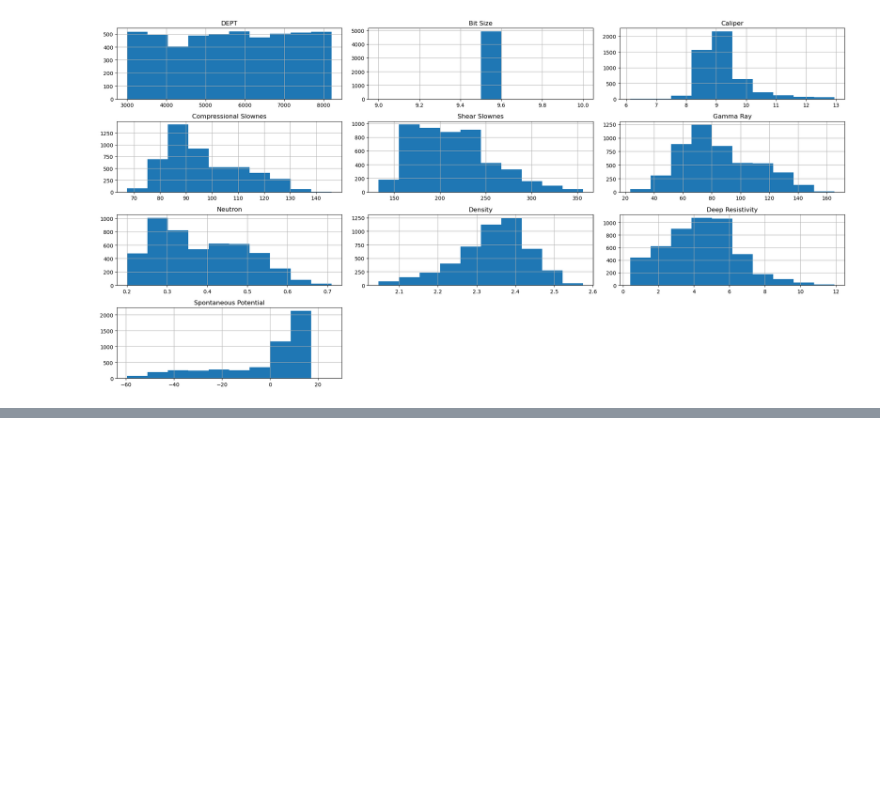
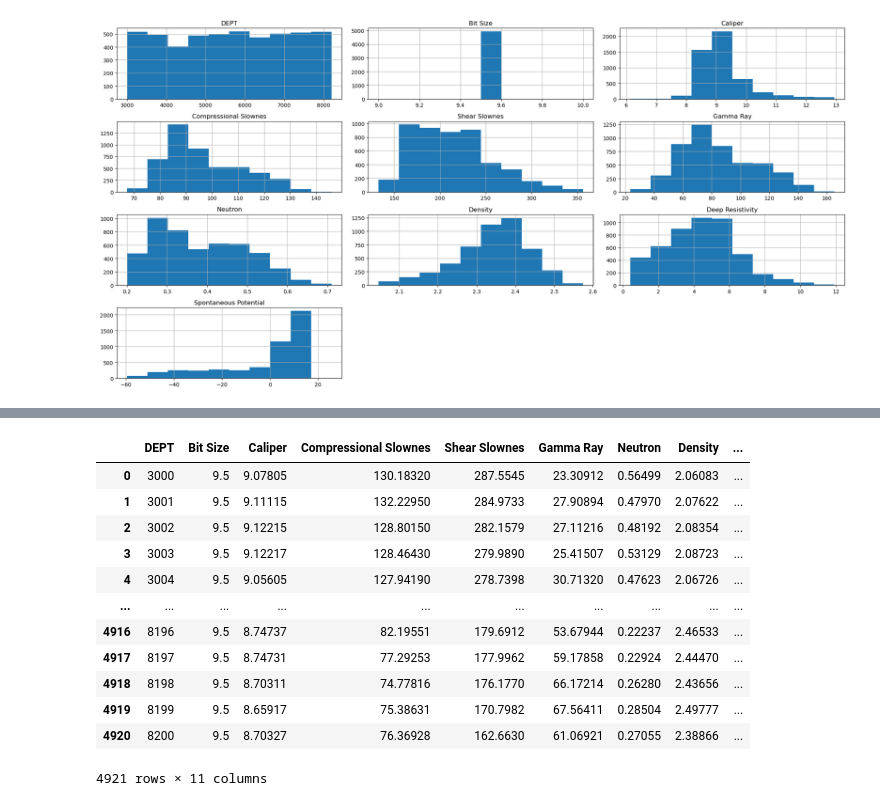
Before and after one commit to sfpoveda/seisinv, a Jupyter notebook: examples/Task 5/task5.ipynb, the cells around one changed output, grey strips where cells are left out. Saved outputs shown, nothing was run; the diff lists cells and outputs as text; code cells hidden in the pictures; blank space fills up the shorter version.

```diff
--- a/examples/Task 5/task5.ipynb
+++ b/examples/Task 5/task5.ipynb
@@ -19,0 +39,16 @@ plt.tight_layout()
+# %%
+df
+# %% [output]
+|  | DEPT | Bit Size | Caliper | Compressional Slownes | Shear Slownes | Gamma Ray | Neutron | Density | ... |
+| 0 | 3000 | 9.5 | 9.07805 | 130.18320 | 287.5545 | 23.30912 | 0.56499 | 2.06083 | ... |
+| 1 | 3001 | 9.5 | 9.11115 | 132.22950 | 284.9733 | 27.90894 | 0.47970 | 2.07622 | ... |
+| 2 | 3002 | 9.5 | 9.12215 | 128.80150 | 282.1579 | 27.11216 | 0.48192 | 2.08354 | ... |
+| 3 | 3003 | 9.5 | 9.12217 | 128.46430 | 279.9890 | 25.41507 | 0.53129 | 2.08723 | ... |
+| 4 | 3004 | 9.5 | 9.05605 | 127.94190 | 278.7398 | 30.71320 | 0.47623 | 2.06726 | ... |
+| ... | ... | ... | ... | ... | ... | ... | ... | ... | ... |
+| 4916 | 8196 | 9.5 | 8.74737 | 82.19551 | 179.6912 | 53.67944 | 0.22237 | 2.46533 | ... |
+| 4917 | 8197 | 9.5 | 8.74731 | 77.29253 | 177.9962 | 59.17858 | 0.22924 | 2.44470 | ... |
+| 4918 | 8198 | 9.5 | 8.70311 | 74.77816 | 176.1770 | 66.17214 | 0.26280 | 2.43656 | ... |
+| 4919 | 8199 | 9.5 | 8.65917 | 75.38631 | 170.7982 | 67.56411 | 0.28504 | 2.49777 | ... |
+| 4920 | 8200 | 9.5 | 8.70327 | 76.36928 | 162.6630 | 61.06921 | 0.27055 | 2.38866 | ... |
+4921 rows × 11 columns
```
Also changed, not shown: parts of 4 cells of this notebook, 1 other file.
